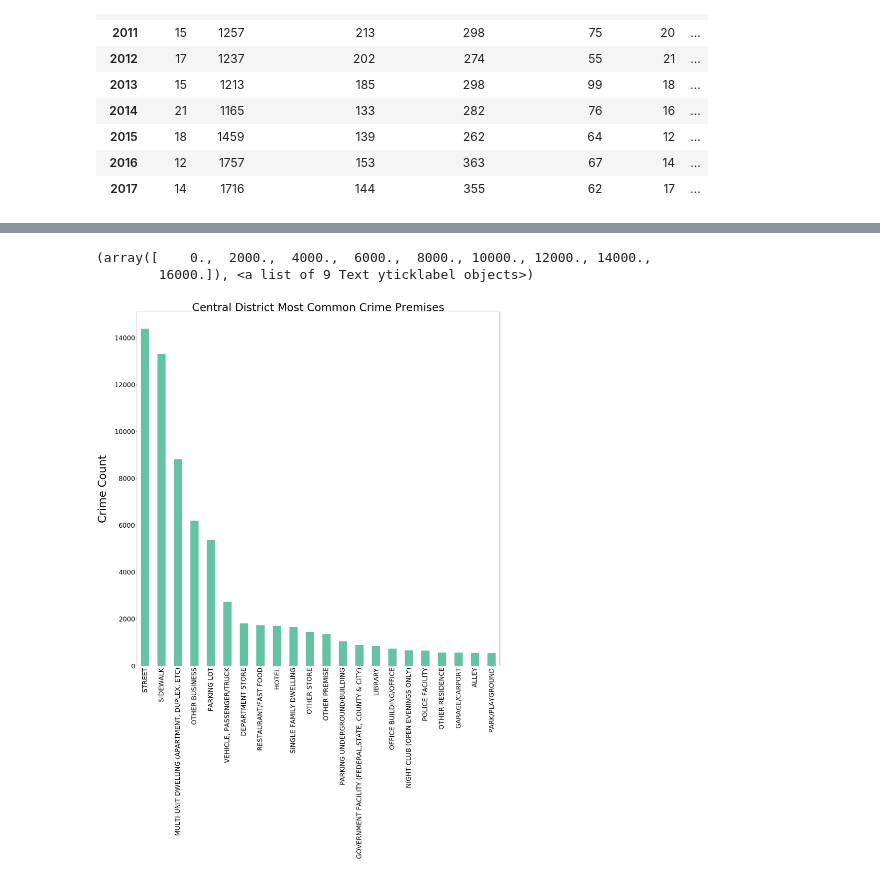
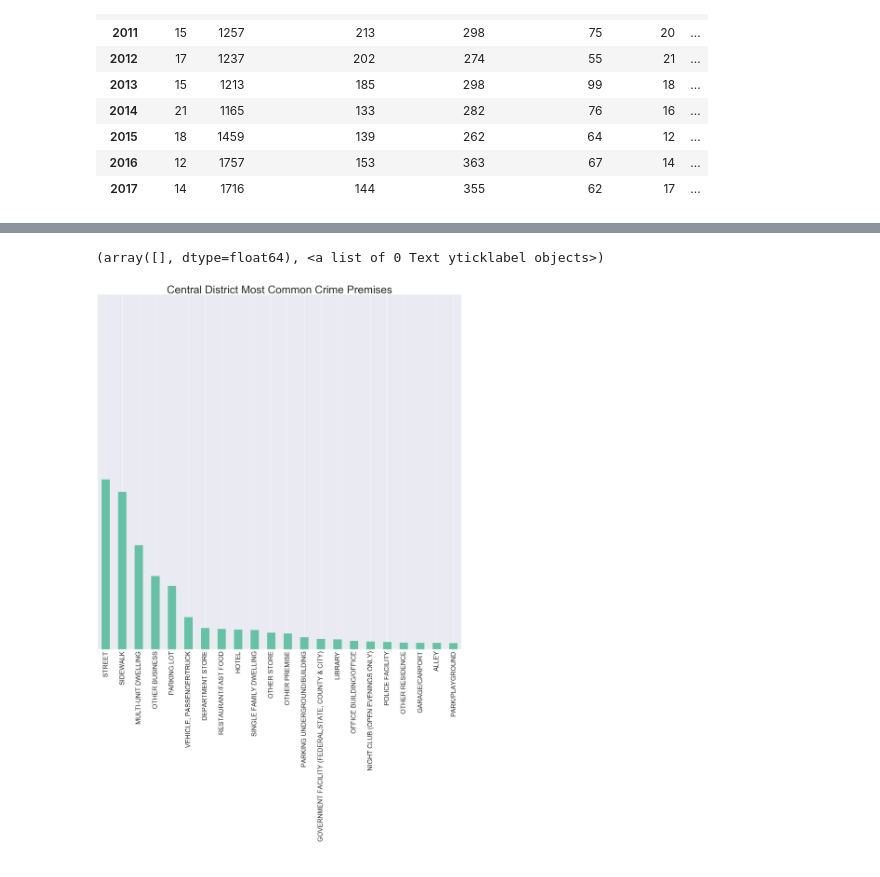
Before and after one commit to dariazhuk357/Springboard, a Jupyter notebook: Data Wrangling .ipynb, the cells around one changed output, grey strips where cells are left out. Saved outputs shown, nothing was run; the diff lists cells and outputs as text; code cells hidden in the pictures.

```diff
--- a/Data Wrangling .ipynb
+++ b/Data Wrangling .ipynb
@@ -281,6 +281,8 @@ reverse_crime={val: key for key in Crime for val in Crime[key]}
 df['Crime Code Description']=df['Crime Code Description'].astype('str')
 # %%
 df['Crime']=df['Crime Code Description'].map(reverse_crime)
+# %%
+df['Premise Description']=df['Premise Description'].replace({'MULTI-UNIT DWELLING (APARTMENT, DUPLEX, ETC)':'MULTI-UNIT DWELLING'})
 # %%
 df['Crime'].notnull().all().all()
 # %% [output]
@@ -472,18 +487,19 @@ plt.yticks(fontsize=50)
 # %%
 area_premise=df.loc[:,['Premise Description','Area Name']]
 central_premise=area_premise[area_premise['Area Name']=='Central']
 central_premise=central_premise.drop(columns='Area Name')
 central_premise=central_premise['Premise Description'].value_counts().to_frame('Count')
 central_premise=central_premise[central_premise['Count']>500]
 central_premise['Count'].plot(kind='bar',figsize=(30,30),colormap='Set2')
 plt.title('Central District Most Common Crime Premises',fontsize=50)
 plt.xticks(fontsize=30)
-plt.ylabel('Crime Count',fontsize=50,labelpad=30)
+plt.yticks([])
+plt.ylim(0,30000)
 plt.yticks(fontsize=30)
+plt.yticks(fontsize=30)
 # %% [output]
-(array([    0.,  2000.,  4000.,  6000.,  8000., 10000., 12000., 14000.,
-        16000.]), <a list of 9 Text yticklabel objects>)
+(array([], dtype=float64), <a list of 0 Text yticklabel objects>)
-[figure, old version]
+[figure, new version]
 # %%
 hollenbeck_premise=area_premise[area_premise['Area Name']=='Hollenbeck']
 hollenbeck_premise=hollenbeck_premise.drop(columns='Area Name')
```
Also changed, not shown: parts of 14 cells of this notebook.
